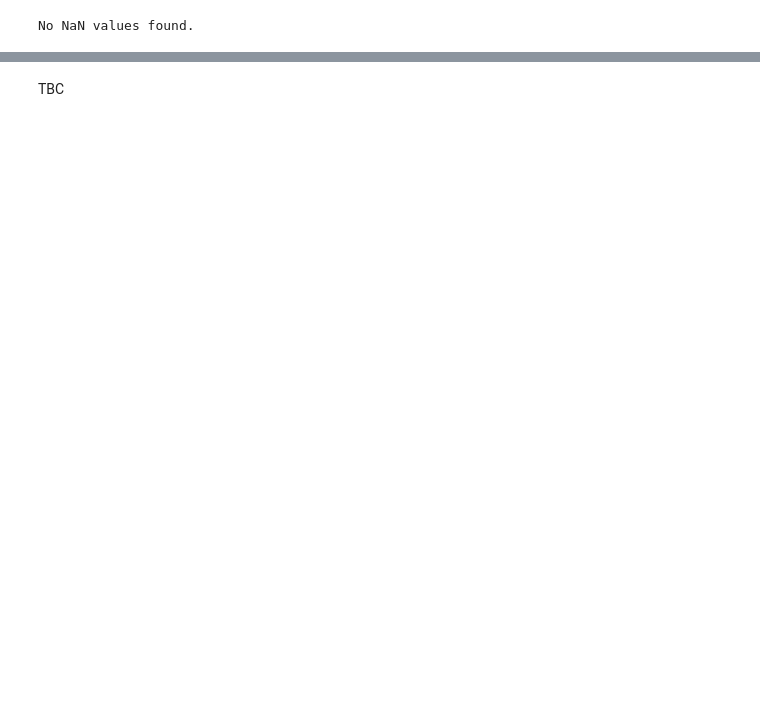
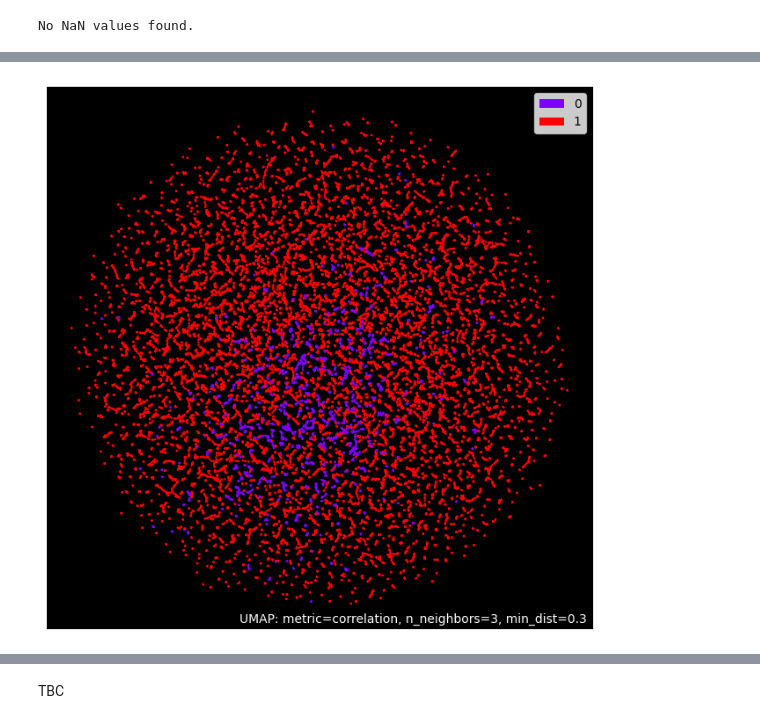
Before and after one commit to 3quetra/portfolio, a Jupyter notebook: ml/deep_learning/time_series/wids_datathon_2023/catboost.ipynb, the cells around one changed output, grey strips where cells are left out. Drawn from its saved outputs; the diff is of its cells as text; code cells hidden in the pictures; blank space fills up the shorter version.

```diff
--- a/ml/deep_learning/time_series/wids_datathon_2023/catboost.ipynb
+++ b/ml/deep_learning/time_series/wids_datathon_2023/catboost.ipynb
@@ -107,14 +139,12 @@ As we've figured out `NaN` values are present only in the testing set, so let's
 # %%
-# Fill NaN values
+# Replace each `NaN` with the value that stands right before it
 def fill_na(df):
-    df = df.sort_values(by=['loc_group', 'startdate']).ffill()
+    df = df.sort_values(by=['startdate', 'loc_group']).ffill()
     return df
 
 train_data = fill_na(train_data)
 
-# Check if any NaNs left
-with_nan = train_data.isna().sum()
-if with_nan[with_nan > 0].empty:
-        print('No NaN values found.')
+# Check if any `NaN`s are left
+with_nans(train_data)
 # %% [output]
 No NaN values found.
@@ -120,0 +187,15 @@ No NaN values found.
+# %%
+def create_sets(train, test, drop_cols):
+
+    features = [col for col in train.columns if col not in drop_cols]
+    X_train = train[features]
+    X_test = test[features]
+    y_test = train[target]
+
+    return X_train, y_test, X_test
+
+X_train, y_test, X_test = create_sets(
+    train_data.copy(),
+    test_data.copy(),
+    drop_cols = ['index', 'startdate', 'lat', 'lon', target]
+    )
@@ -122,3 +205,6 @@ No NaN values found.
 # Root Mean Squared Error Finder
 def rmse(actual, predicted):
     return mean_squared_error(actual, predicted, squared=False)
+# %%
+X_train, X_val, y_train, y_val = train_test_split(X_train, y_test, test_size=0.33, random_state=42)
+print(f'Train_shape: {X_train.shape}    |   Val_shape: {X_val.shape}    |   Test_shape: {X_test.shape}')
@@ -124,0 +242,18 @@ def rmse(actual, predicted):
+# %%
+# combine train & test features, create label to identify test vs train
+labels = np.array([1]*X_train.shape[0] + [0]*X_test.shape[0])
+df_master = pd.concat([X_train, X_test])
+df_master['labels'] = labels
+df_sample = df_master.sample(30000)
+labels = df_sample['labels'].values
+df_master = df_sample.drop('labels', axis=1)
+# %%
+def plot_umap_for_dataset(df_master, labels , n_neighbors=3):
+    mapper = umap.UMAP(n_neighbors=n_neighbors,
+                      min_dist=0.3,
+                      metric='correlation').fit(df_master.values)
+    umap.plot.points(mapper, labels=labels, theme='fire')
+
+plot_umap_for_dataset(df_master, labels)
+# %% [output]
+[figure, added]
```
Also changed, not shown: parts of 25 cells of this notebook, 2 other files.
